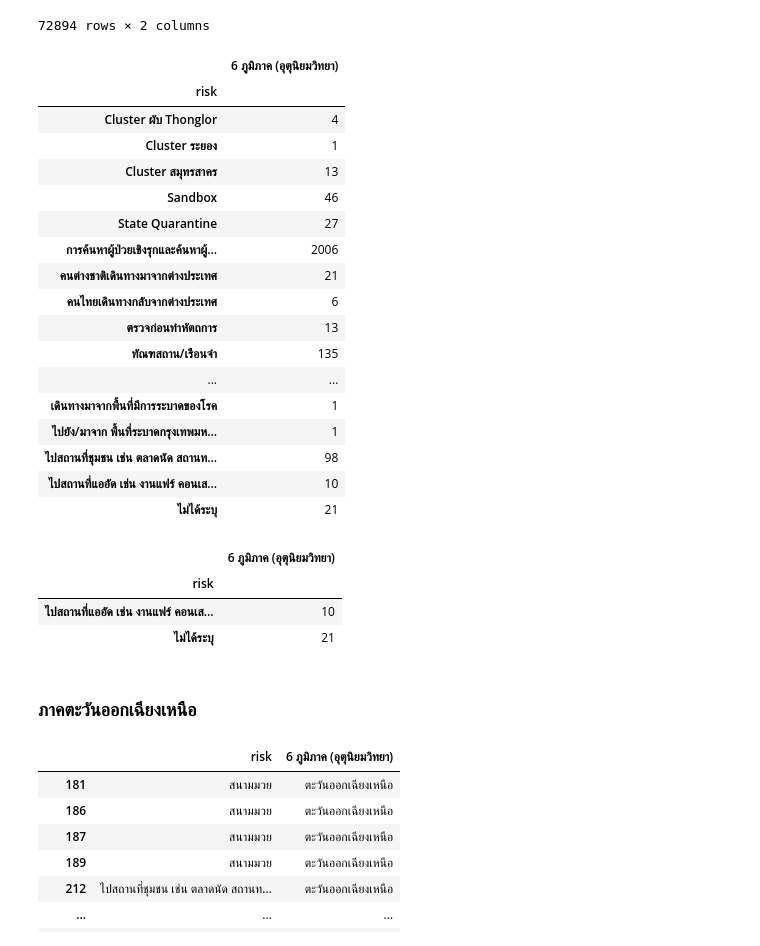
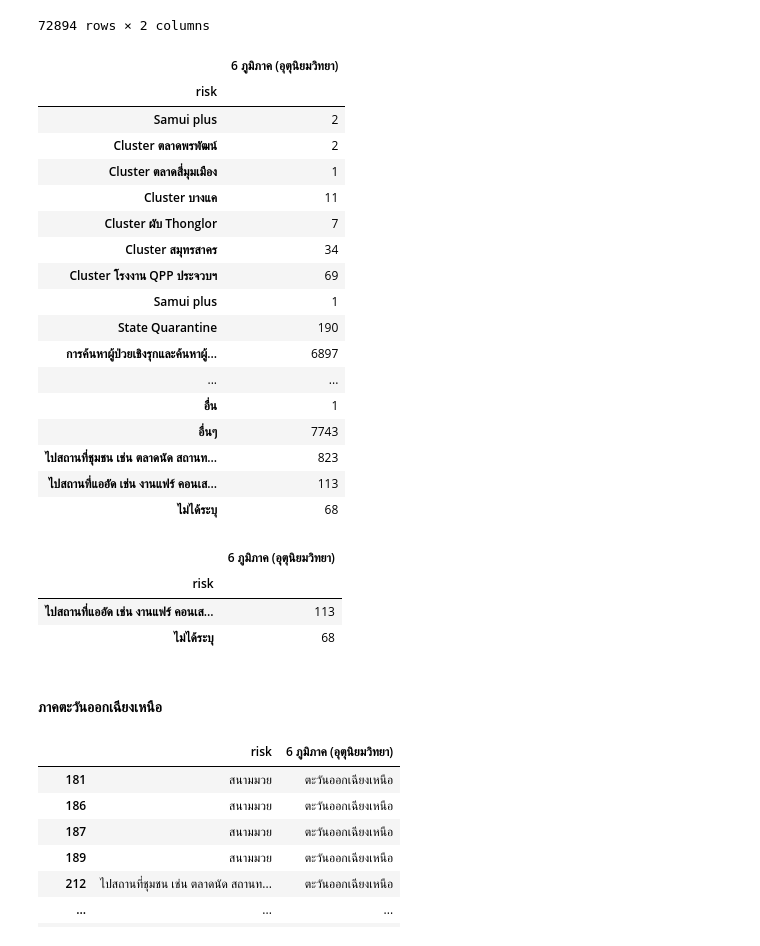
Before and after one commit to khanittha-phusopha/data_viz_2022, a Jupyter notebook: BasicPython&DataViz_midterm2022.ipynb, the cells around one changed output. Drawn from its saved outputs; the diff is of its cells as text; code cells hidden in the pictures.

```diff
--- a/BasicPython&DataViz_midterm2022.ipynb
+++ b/BasicPython&DataViz_midterm2022.ipynb
@@ -299,3 +304,3 @@ merged_01[['risk']] = merged_01[['risk']].fillna('ไม่ได้ระบุ
 # %%
-merged_01[['province_of_onset']] = merged_01[['province_of_onset']].fillna('ไม่ได้ระบุ')
+merged_01[['province_of_onset']] = merged_01[['province_of_onset']].fillna('ไม่ระบุ') #แทนค่า Missing ด้วยคำว่า ไม่ระบุ
 # %%
@@ -2081,36 +2094,36 @@ SWouth05
 | 815078 | อยู่ระหว่างการสอบสวน | ใต้ฝั่งตะวันออก/ใต้ฝั่งอ่าวไทย |
 72894 rows × 2 columns
 # %%
-SWmaxrisk = South05.groupby('risk').count()
+SWmaxrisk = SWouth05.groupby('risk').count()
 SWmaxrisk
 # %% [output]
 |  | 6 ภูมิภาค (อุตุนิยมวิทยา) |
 | risk |  |
-| Cluster ผับ Thonglor | 4 |
-| Cluster ระยอง | 1 |
-| Cluster สมุทรสาคร | 13 |
-| Sandbox | 46 |
-| State Quarantine | 27 |
-| การค้นหาผู้ป่วยเชิงรุกและค้นหาผู้... | 2006 |
-| คนต่างชาติเดินทางมาจากต่างประเทศ | 21 |
-| คนไทยเดินทางกลับจากต่างประเทศ | 6 |
-| ตรวจก่อนทำหัตถการ | 13 |
-| ทัณฑสถาน/เรือนจำ | 135 |
+| Samui plus | 2 |
+| Cluster ตลาดพรพัฒน์ | 2 |
+| Cluster ตลาดสี่มุมเมือง | 1 |
+| Cluster บางแค | 11 |
+| Cluster ผับ Thonglor | 7 |
+| Cluster สมุทรสาคร | 34 |
+| Cluster โรงงาน QPP ประจวบฯ | 69 |
+| Samui plus | 1 |
+| State Quarantine | 190 |
+| การค้นหาผู้ป่วยเชิงรุกและค้นหาผู้... | 6897 |
 | ... | ... |
-| เดินทางมาจากพื้นที่มีการระบาดของโรค | 1 |
-| ไปยัง/มาจาก พื้นที่ระบาดกรุงเทพมห... | 1 |
-| ไปสถานที่ชุมชน เช่น ตลาดนัด สถานท... | 98 |
-| ไปสถานที่แออัด เช่น งานแฟร์ คอนเส... | 10 |
-| ไม่ได้ระบุ | 21 |
+| อื่น | 1 |
+| อื่นๆ | 7743 |
+| ไปสถานที่ชุมชน เช่น ตลาดนัด สถานท... | 823 |
+| ไปสถานที่แออัด เช่น งานแฟร์ คอนเส... | 113 |
+| ไม่ได้ระบุ | 68 |
 # %%
 SWmaxrisk.iloc[-2:]
 # %% [output]
 |  | 6 ภูมิภาค (อุตุนิยมวิทยา) |
 | risk |  |
-| ไปสถานที่แออัด เช่น งานแฟร์ คอนเส... | 10 |
-| ไม่ได้ระบุ | 21 |
+| ไปสถานที่แออัด เช่น งานแฟร์ คอนเส... | 113 |
+| ไม่ได้ระบุ | 68 |
 # %% [markdown]
-### ภาคตะวันออกเฉียงเหนือ
+#### ภาคตะวันออกเฉียงเหนือ
 # %%
 #เลือกข้อมูลที่เป็น ภาคตะวันออกเฉียงเหนือ
 Northeast05 = Q5_table[Q5_table['6 ภูมิภาค (อุตุนิยมวิทยา)']=='ตะวันออกเฉียงเหนือ']
```
Also changed, not shown: parts of 138 cells of this notebook.
